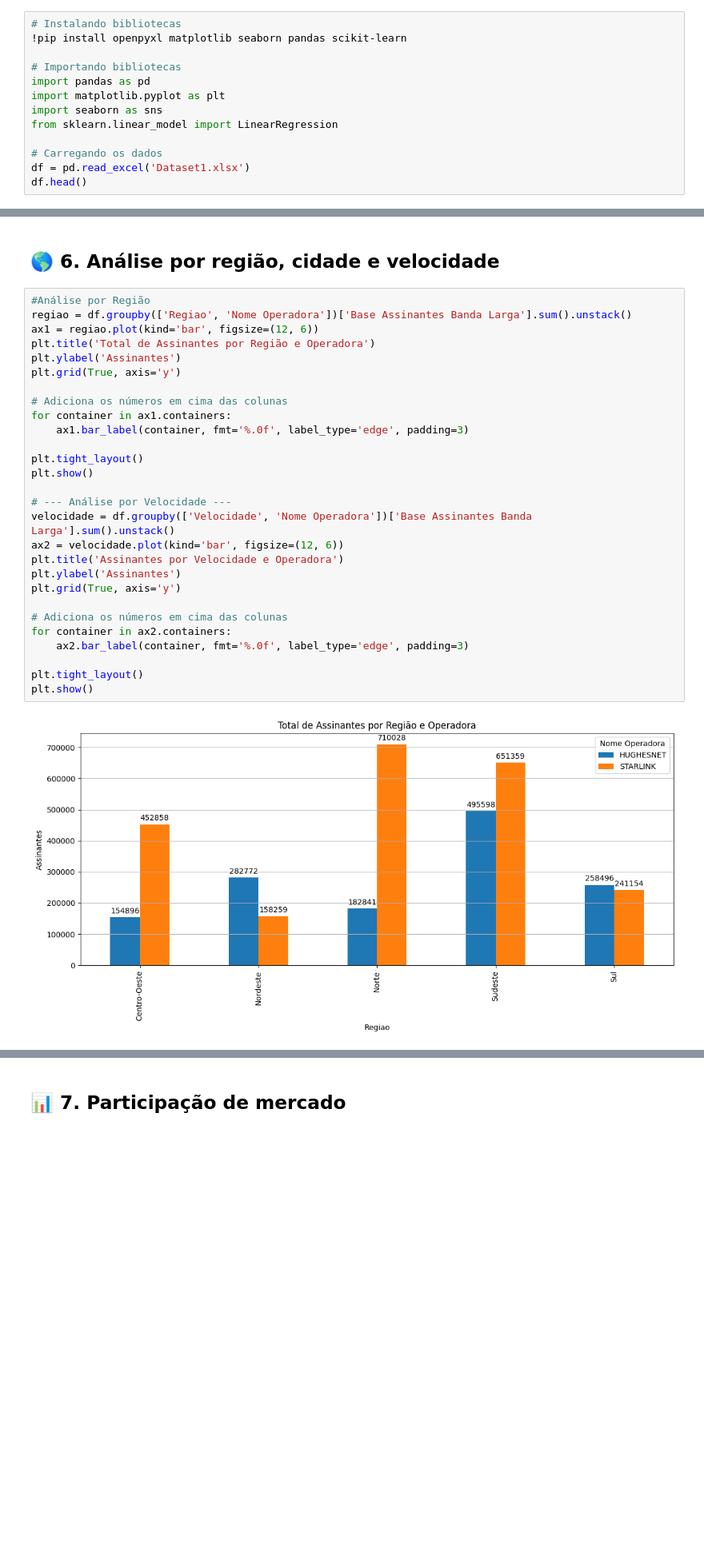
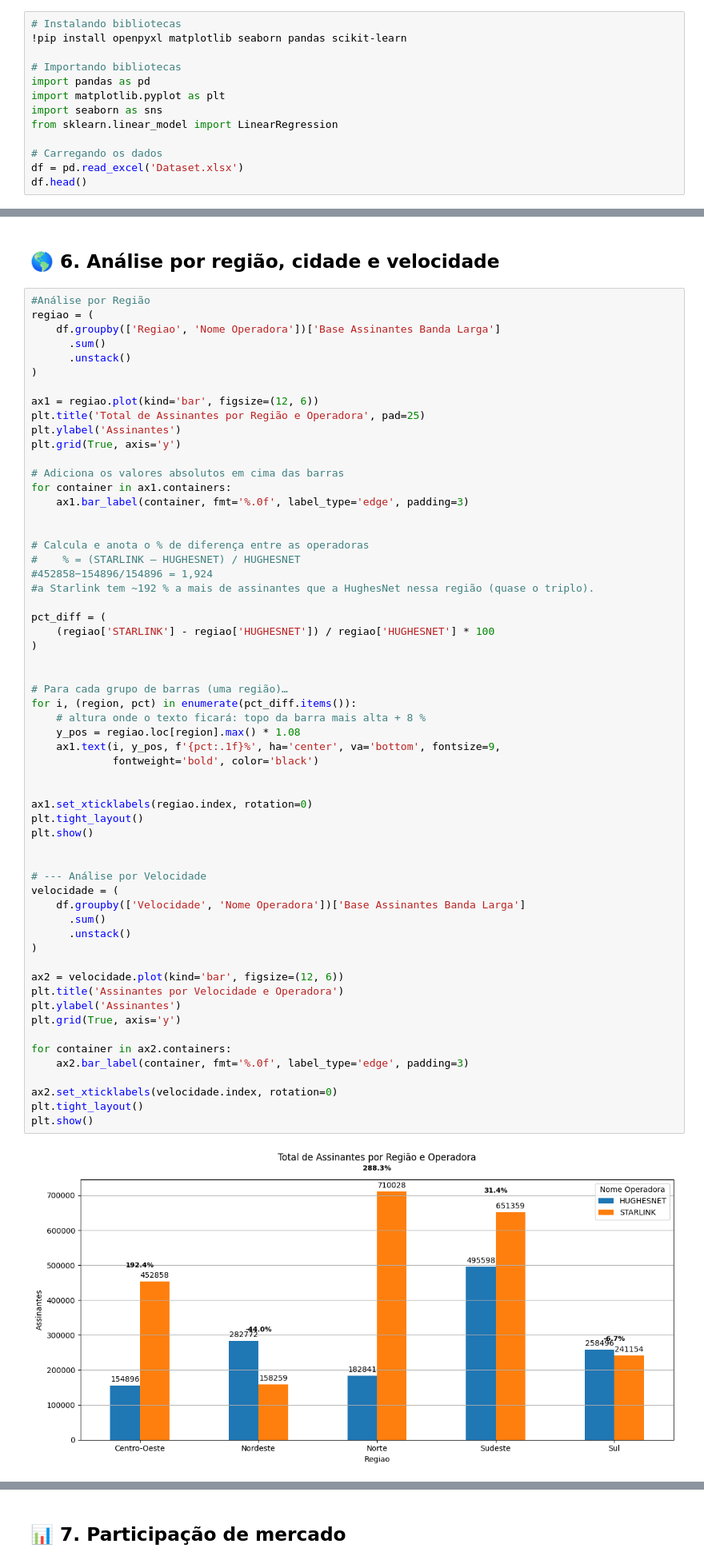
Before and after one commit to brunalves00/brunalves00, a Jupyter notebook: Case_Starlink_HughesNet.ipynb, the cells around one changed output, grey strips where cells are left out. Shown: that part at 80% size. Saved outputs shown, nothing was run; the diff lists cells and outputs as text; blank space fills up the shorter version.

```diff
--- a/Case_Starlink_HughesNet.ipynb
+++ b/Case_Starlink_HughesNet.ipynb
@@ -39,7 +39,7 @@ import seaborn as sns
 from sklearn.linear_model import LinearRegression
 
 # Carregando os dados
-df = pd.read_excel('Dataset1.xlsx')
+df = pd.read_excel('Dataset.xlsx')
 df.head()
 # %% [output]
 Requirement already satisfied: openpyxl in /usr/local/lib/python3.11/dist-packages (3.1.5)
@@ -158,31 +164,62 @@ plt.show()
 ## 🌎 **6. Análise por região, cidade e velocidade**
 # %%
 #Análise por Região
-regiao = df.groupby(['Regiao', 'Nome Operadora'])['Base Assinantes Banda Larga'].sum().unstack()
+regiao = (
+    df.groupby(['Regiao', 'Nome Operadora'])['Base Assinantes Banda Larga']
+      .sum()
+      .unstack()
+)
+
 ax1 = regiao.plot(kind='bar', figsize=(12, 6))
-plt.title('Total de Assinantes por Região e Operadora')
+plt.title('Total de Assinantes por Região e Operadora', pad=25)
 plt.ylabel('Assinantes')
 plt.grid(True, axis='y')
 
-# Adiciona os números em cima das colunas
+# Adiciona os valores absolutos em cima das barras
 for container in ax1.containers:
     ax1.bar_label(container, fmt='%.0f', label_type='edge', padding=3)
 
+
+# Calcula e anota o % de diferença entre as operadoras
+#    % = (STARLINK – HUGHESNET) / HUGHESNET
+#452858−154896/154896 = 1,924
+#a Starlink tem ~192 % a mais de assinantes que a HughesNet nessa região (quase o triplo).
+
+pct_diff = (
+    (regiao['STARLINK'] - regiao['HUGHESNET']) / regiao['HUGHESNET'] * 100
+)
+
+
+# Para cada grupo de barras (uma região)…
+for i, (region, pct) in enumerate(pct_diff.items()):
+    # altura onde o texto ficará: topo da barra mais alta + 8 %
+    y_pos = regiao.loc[region].max() * 1.08
+    ax1.text(i, y_pos, f'{pct:.1f}%', ha='center', va='bottom', fontsize=9,
+             fontweight='bold', color='black')
+
+
+ax1.set_xticklabels(regiao.index, rotation=0)
 plt.tight_layout()
 plt.show()
 
-# --- Análise por Velocidade ---
-velocidade = df.groupby(['Velocidade', 'Nome Operadora'])['Base Assinantes Banda Larga'].sum().unstack()
+
+# --- Análise por Velocidade
+velocidade = (
+    df.groupby(['Velocidade', 'Nome Operadora'])['Base Assinantes Banda Larga']
+      .sum()
+      .unstack()
+)
+
 ax2 = velocidade.plot(kind='bar', figsize=(12, 6))
 plt.title('Assinantes por Velocidade e Operadora')
 plt.ylabel('Assinantes')
 plt.grid(True, axis='y')
 
-# Adiciona os números em cima das colunas
 for container in ax2.containers:
     ax2.bar_label(container, fmt='%.0f', label_type='edge', padding=3)
 
+ax2.set_xticklabels(velocidade.index, rotation=0)
 plt.tight_layout()
 plt.show()
 # %% [output]
-[figure, old version]
+[figure, new version]
```
Also changed, not shown: parts of 10 cells of this notebook.
